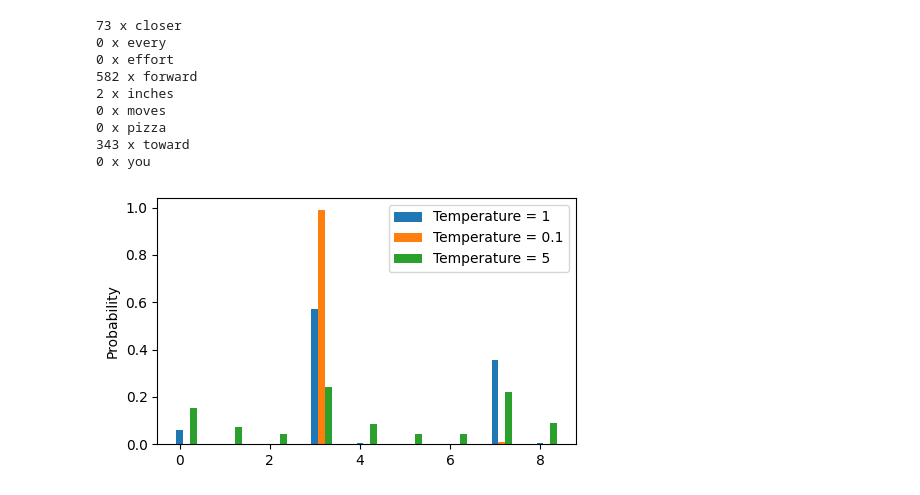
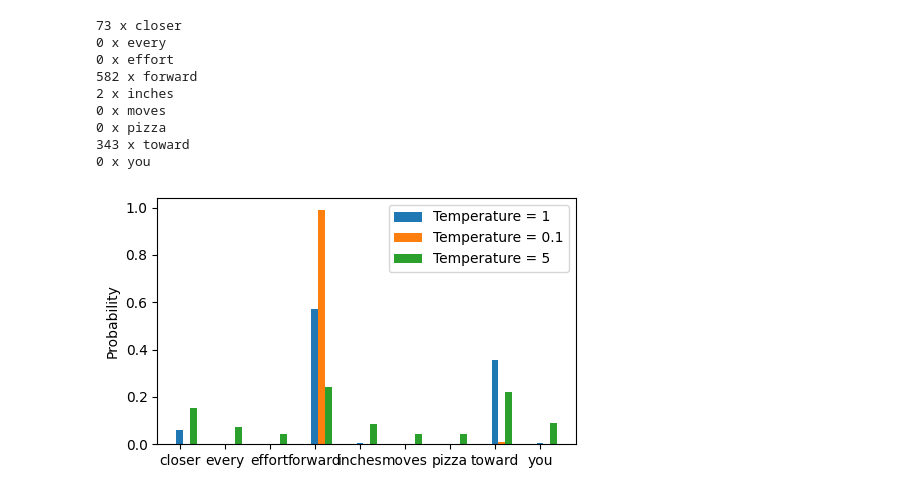
Before and after one commit to eyedecay/horizons, a Jupyter notebook: training.ipynb, the cells around one changed output. Drawn from its saved outputs; the diff is of its cells as text; code cells hidden in the pictures.

Commit message:
Temperature graph x (token) labels

```diff
--- a/training.ipynb
+++ b/training.ipynb
@@ -476,24 +476,25 @@ print_sampled_tokens(probas)
 # %%
 def softmax_with_temperature(logits, temperature):
     scaled_logits = logits / temperature
     return torch.softmax(scaled_logits, dim = 0)
 
 
 temperatures = [1,0.1, 5]
 scaled_probas = [softmax_with_temperature(next_token_logits, T) for T in temperatures]
 
 x = torch.arange(len(vocab))
 bar_width = 0.15
 
 fig, ax = plt.subplots(figsize = (5,3))
 for i, T in enumerate(temperatures):
     rects = ax.bar(x + i * bar_width, scaled_probas[i], bar_width, label = f'Temperature = {T}')
 
 ax.set_ylabel("Probability")
-
+ax.set_xticks(x)
+ax.set_xticklabels(vocab.keys(), rotation = 90)
 ax.legend()
 plt.tight_layout()
 plt.savefig("Temperature-plots.pdf")
 plt.show()
 # %% [output]
-[figure, old version]
+[figure, new version]
```
Also changed, not shown: 1 other file.
